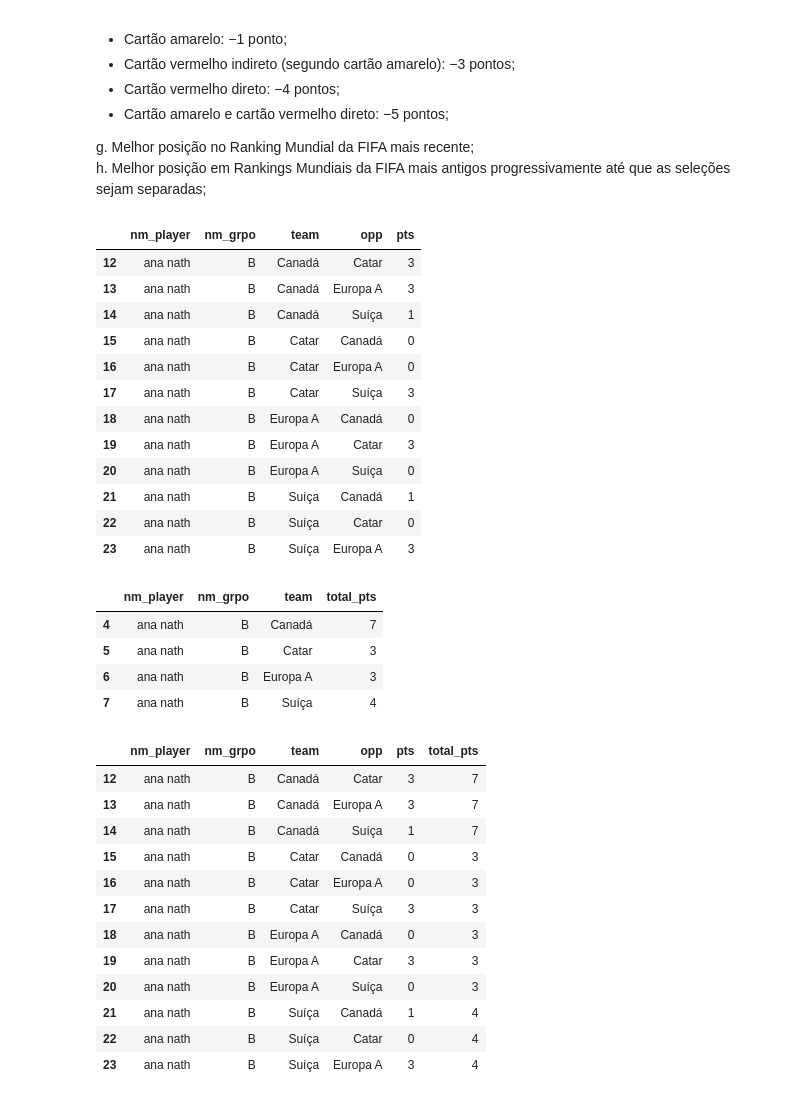
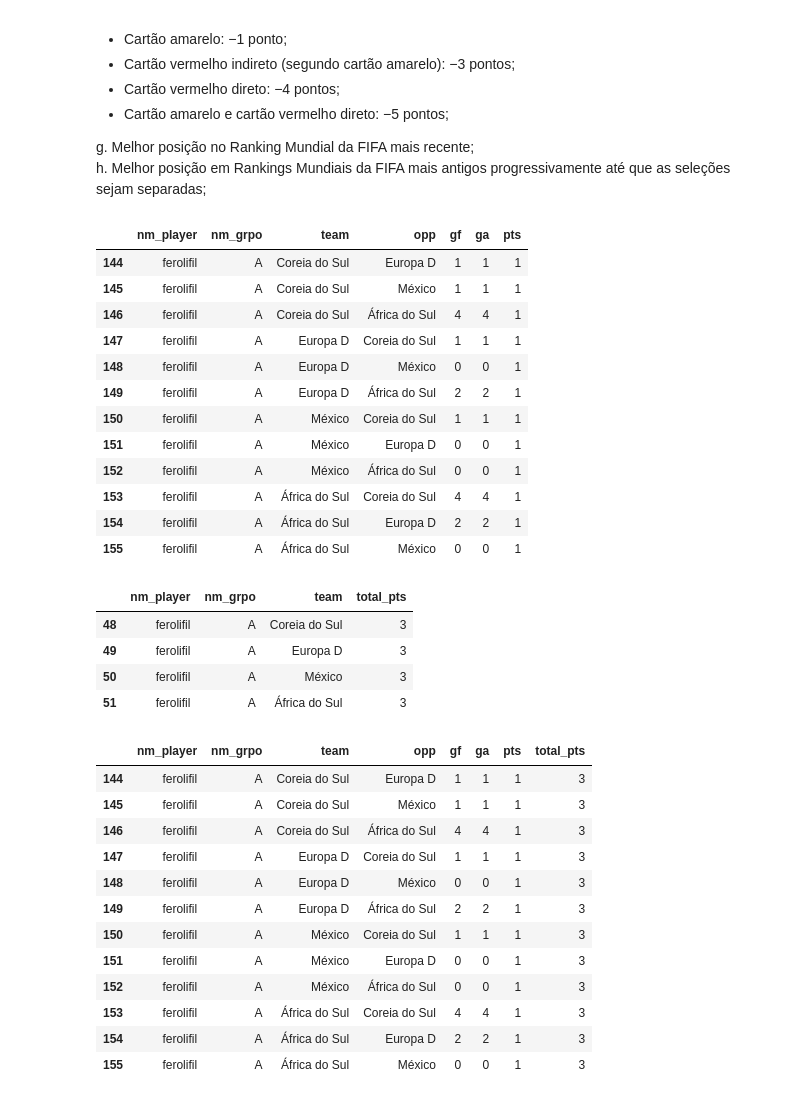
Before and after one commit to ferolifil/bolao-da-copa-2026, a Jupyter notebook: etl/etl_tabela_fg.ipynb, the cells around one changed output. Cells and saved outputs as stored; diff of their text form; code cells hidden in the pictures.

```diff
--- a/etl/etl_tabela_fg.ipynb
+++ b/etl/etl_tabela_fg.ipynb
@@ -161,53 +155,53 @@ h. Melhor posição em Rankings Mundiais da FIFA mais antigos progressivamente a
 # pontos por confronto direto
 h2h = (
     team_rows
-    .groupby(["nm_player", "nm_grpo", "team", "opp"], as_index=False)["pts"]
+    .groupby(["nm_player", "nm_grpo", "team", "opp", "gf", "ga"], as_index=False)["pts"]
     .sum()
 )
 
-h2h[(h2h['nm_player'] == 'ana nath') & (h2h['nm_grpo'] == 'B')].sort_values(['nm_grpo'], ascending=[True])
+h2h[(h2h['nm_player'] == 'ferolifil') & (h2h['nm_grpo'] == 'A')].sort_values(['nm_grpo'], ascending=[True])
 # %% [output]
-|  | nm_player | nm_grpo | team | opp | pts |
-| 12 | ana nath | B | Canadá | Catar | 3 |
-| 13 | ana nath | B | Canadá | Europa A | 3 |
-| 14 | ana nath | B | Canadá | Suíça | 1 |
-| 15 | ana nath | B | Catar | Canadá | 0 |
-| 16 | ana nath | B | Catar | Europa A | 0 |
-| 17 | ana nath | B | Catar | Suíça | 3 |
-| 18 | ana nath | B | Europa A | Canadá | 0 |
-| 19 | ana nath | B | Europa A | Catar | 3 |
-| 20 | ana nath | B | Europa A | Suíça | 0 |
-| 21 | ana nath | B | Suíça | Canadá | 1 |
-| 22 | ana nath | B | Suíça | Catar | 0 |
-| 23 | ana nath | B | Suíça | Europa A | 3 |
+|  | nm_player | nm_grpo | team | opp | gf | ga | pts |
+| 144 | ferolifil | A | Coreia do Sul | Europa D | 1 | 1 | 1 |
+| 145 | ferolifil | A | Coreia do Sul | México | 1 | 1 | 1 |
+| 146 | ferolifil | A | Coreia do Sul | África do Sul | 4 | 4 | 1 |
+| 147 | ferolifil | A | Europa D | Coreia do Sul | 1 | 1 | 1 |
+| 148 | ferolifil | A | Europa D | México | 0 | 0 | 1 |
+| 149 | ferolifil | A | Europa D | África do Sul | 2 | 2 | 1 |
+| 150 | ferolifil | A | México | Coreia do Sul | 1 | 1 | 1 |
+| 151 | ferolifil | A | México | Europa D | 0 | 0 | 1 |
+| 152 | ferolifil | A | México | África do Sul | 0 | 0 | 1 |
+| 153 | ferolifil | A | África do Sul | Coreia do Sul | 4 | 4 | 1 |
+| 154 | ferolifil | A | África do Sul | Europa D | 2 | 2 | 1 |
+| 155 | ferolifil | A | África do Sul | México | 0 | 0 | 1 |
 # %%
 tot = base_table[["nm_player", "nm_grpo", "team", "pts"]].rename(columns={"pts": "total_pts"})
 
-tot[(tot['nm_player'] == 'ana nath') & (tot['nm_grpo'] == 'B')].sort_values(['nm_grpo'], ascending=[True])
+tot[(tot['nm_player'] == 'ferolifil') & (tot['nm_grpo'] == 'A')].sort_values(['nm_grpo'], ascending=[True])
 # %% [output]
 |  | nm_player | nm_grpo | team | total_pts |
-| 4 | ana nath | B | Canadá | 7 |
-| 5 | ana nath | B | Catar | 3 |
-| 6 | ana nath | B | Europa A | 3 |
-| 7 | ana nath | B | Suíça | 4 |
+| 48 | ferolifil | A | Coreia do Sul | 3 |
+| 49 | ferolifil | A | Europa D | 3 |
+| 50 | ferolifil | A | México | 3 |
+| 51 | ferolifil | A | África do Sul | 3 |
 # %%
 h2h_2 = h2h.merge(tot, on=["nm_player", "nm_grpo", "team"])
 
-h2h_2[(h2h_2['nm_player'] == 'ana nath') & (h2h_2['nm_grpo'] == 'B')].sort_values(['nm_grpo'], ascending=[True])
+h2h_2[(h2h_2['nm_player'] == 'ferolifil') & (h2h_2['nm_grpo'] == 'A')].sort_values(['nm_grpo'], ascending=[True])
 # %% [output]
-|  | nm_player | nm_grpo | team | opp | pts | total_pts |
-| 12 | ana nath | B | Canadá | Catar | 3 | 7 |
-| 13 | ana nath | B | Canadá | Europa A | 3 | 7 |
-| 14 | ana nath | B | Canadá | Suíça | 1 | 7 |
-| 15 | ana nath | B | Catar | Canadá | 0 | 3 |
-| 16 | ana nath | B | Catar | Europa A | 0 | 3 |
-| 17 | ana nath | B | Catar | Suíça | 3 | 3 |
-| 18 | ana nath | B | Europa A | Canadá | 0 | 3 |
-| 19 | ana nath | B | Europa A | Catar | 3 | 3 |
-| 20 | ana nath | B | Europa A | Suíça | 0 | 3 |
-| 21 | ana nath | B | Suíça | Canadá | 1 | 4 |
-| 22 | ana nath | B | Suíça | Catar | 0 | 4 |
-| 23 | ana nath | B | Suíça | Europa A | 3 | 4 |
+|  | nm_player | nm_grpo | team | opp | gf | ga | pts | total_pts |
+| 144 | ferolifil | A | Coreia do Sul | Europa D | 1 | 1 | 1 | 3 |
+| 145 | ferolifil | A | Coreia do Sul | México | 1 | 1 | 1 | 3 |
+| 146 | ferolifil | A | Coreia do Sul | África do Sul | 4 | 4 | 1 | 3 |
+| 147 | ferolifil | A | Europa D | Coreia do Sul | 1 | 1 | 1 | 3 |
+| 148 | ferolifil | A | Europa D | México | 0 | 0 | 1 | 3 |
+| 149 | ferolifil | A | Europa D | África do Sul | 2 | 2 | 1 | 3 |
+| 150 | ferolifil | A | México | Coreia do Sul | 1 | 1 | 1 | 3 |
+| 151 | ferolifil | A | México | Europa D | 0 | 0 | 1 | 3 |
+| 152 | ferolifil | A | México | África do Sul | 0 | 0 | 1 | 3 |
+| 153 | ferolifil | A | África do Sul | Coreia do Sul | 4 | 4 | 1 | 3 |
+| 154 | ferolifil | A | África do Sul | Europa D | 2 | 2 | 1 | 3 |
+| 155 | ferolifil | A | África do Sul | México | 0 | 0 | 1 | 3 |
 # %%
 h2h_3 = h2h_2.merge(
     tot.rename(columns={"team": "opp", "total_pts": "opp_total_pts"}),
```
Also changed, not shown: parts of 13 cells of this notebook, 2 other files.
